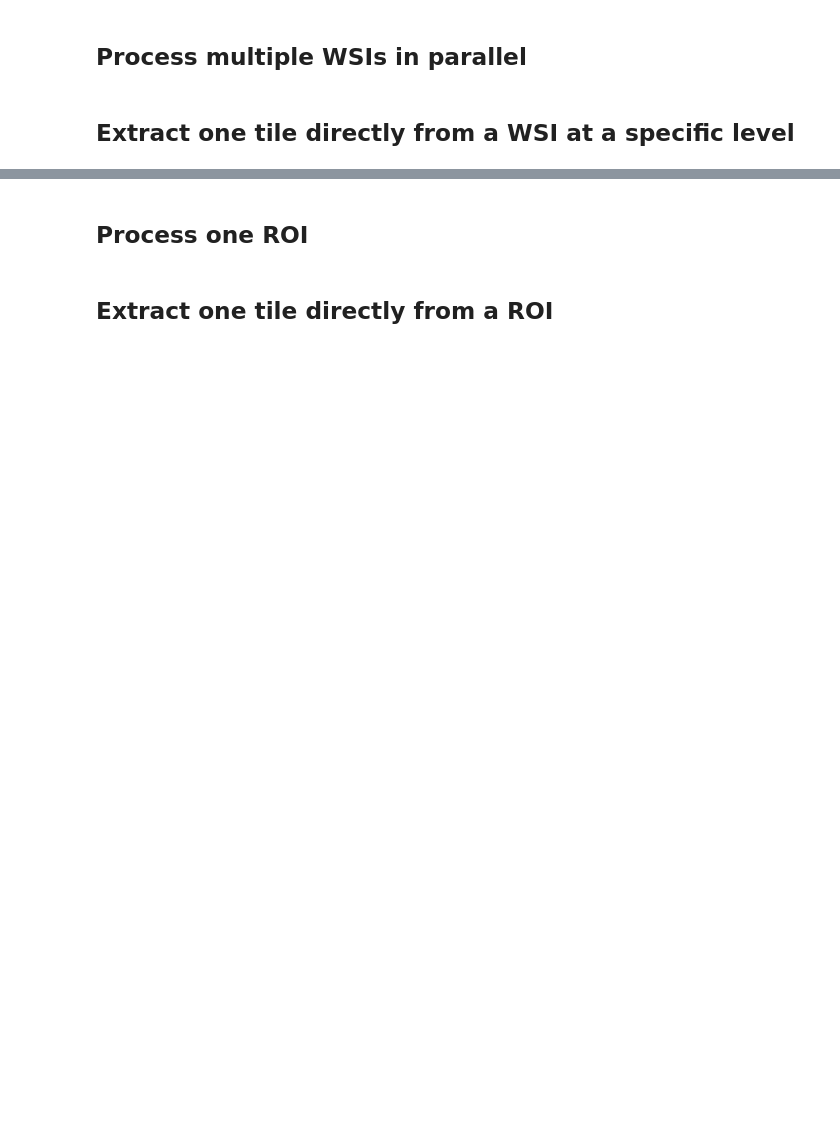
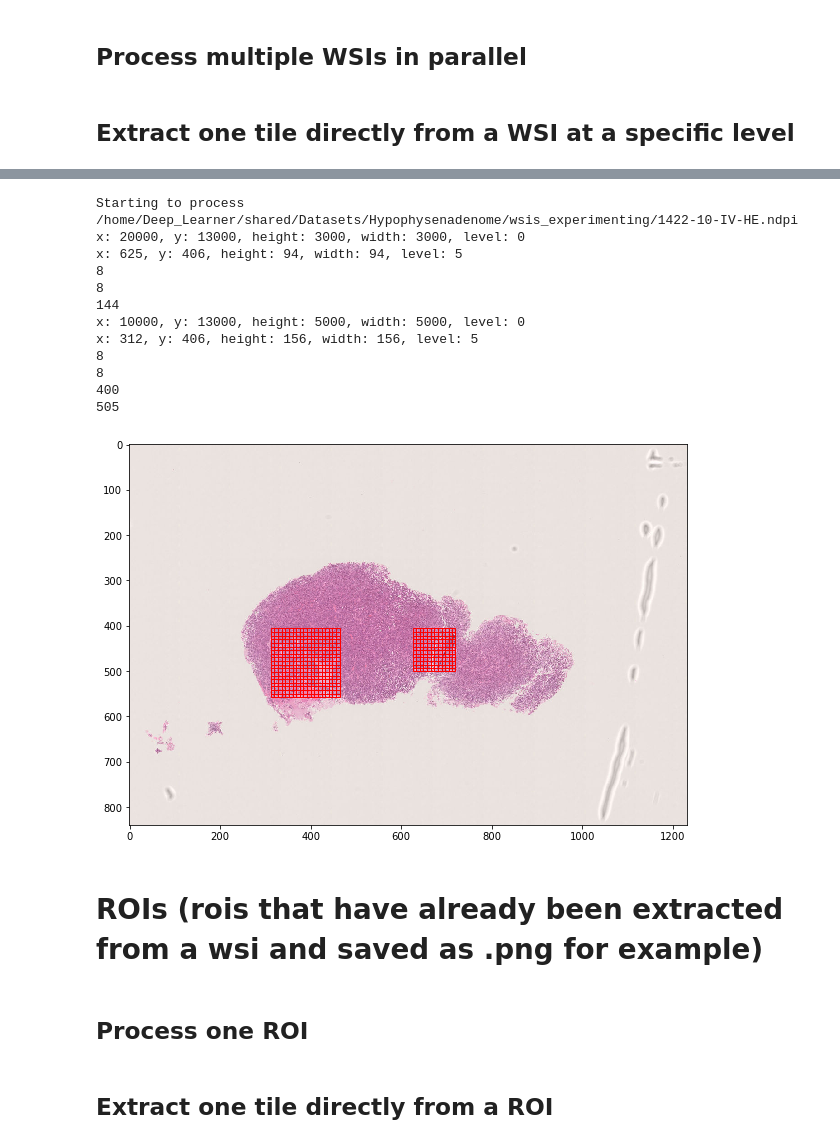
Before and after one commit to FAU-DLM/wsi_processing_pipeline, a Jupyter notebook: tile_extraction/example.ipynb, the cells around one changed output, grey strips where cells are left out. Drawn from its saved outputs; the diff is of its cells as text; code cells hidden in the pictures; blank space fills up the shorter version.

Commit message:
added example for roi definition

```diff
--- a/tile_extraction/example.ipynb
+++ b/tile_extraction/example.ipynb
@@ -66,3 +84,39 @@ tiles.ExtractTileFromWSI(p, x=0,y=0, width=1232,height=840,level=5)
+# %%
+wsi_info = tiles.WsiInfo(path=wsi_path,
+                         patient_id=None,
+                         case_id=None,
+                         slide_id=None,
+                         classification_labels=None,
+                         dataset_type=None,
+                         rois=rois)
+# %%
+ts = tiles.WsiOrROIToTiles(wsi_path=wsi_path,
+                      tiles_folder_path=None,
+                      tile_height=256,
+                      tile_width=256,
+                      save_tiles=False,
+                      tile_score_thresh = 0.0, #take every possible tile inside the rois
+                      level = 0,
+                      return_as_tilesummary_object=True,
+                      wsi_info=wsi_info)
+
+ts.show_wsi_with_marked_tiles()
+# %% [output]
+Starting to process /home/Deep_Learner/shared/Datasets/Hypophysenadenome/wsis_experimenting/1422-10-IV-HE.ndpi
+x: 20000, y: 13000, height: 3000, width: 3000, level: 0
+x: 625, y: 406, height: 94, width: 94, level: 5
+8
+8
+144
+x: 10000, y: 13000, height: 5000, width: 5000, level: 0
+x: 312, y: 406, height: 156, width: 156, level: 5
+8
+8
+400
+505
+[figure, added]
+# %% [markdown]
+# ROIs (rois that have already been extracted from a wsi and saved as .png for example)
 # %% [markdown]
 ## Process one ROI
 # %%
```
Also changed, not shown: parts of 11 cells of this notebook.
